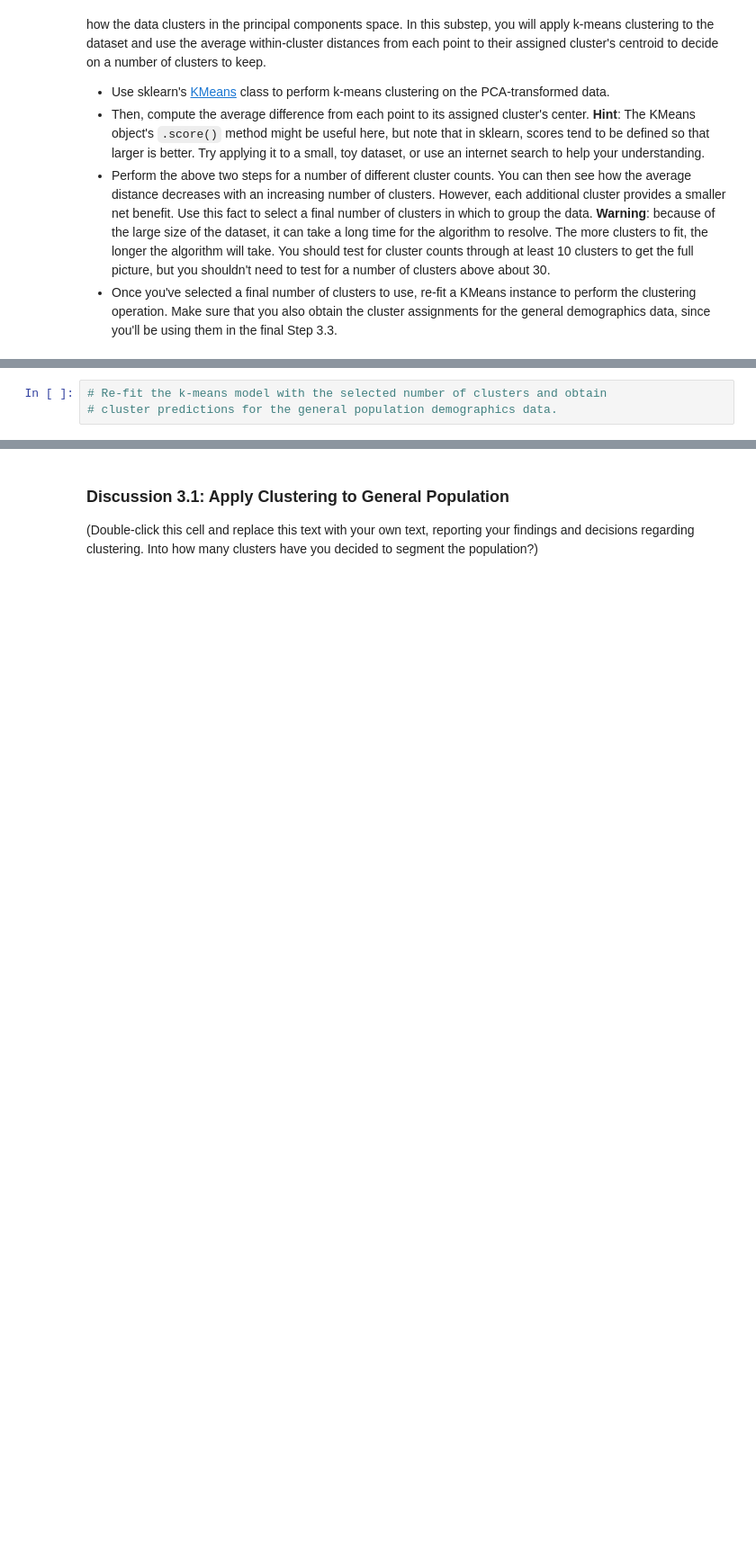
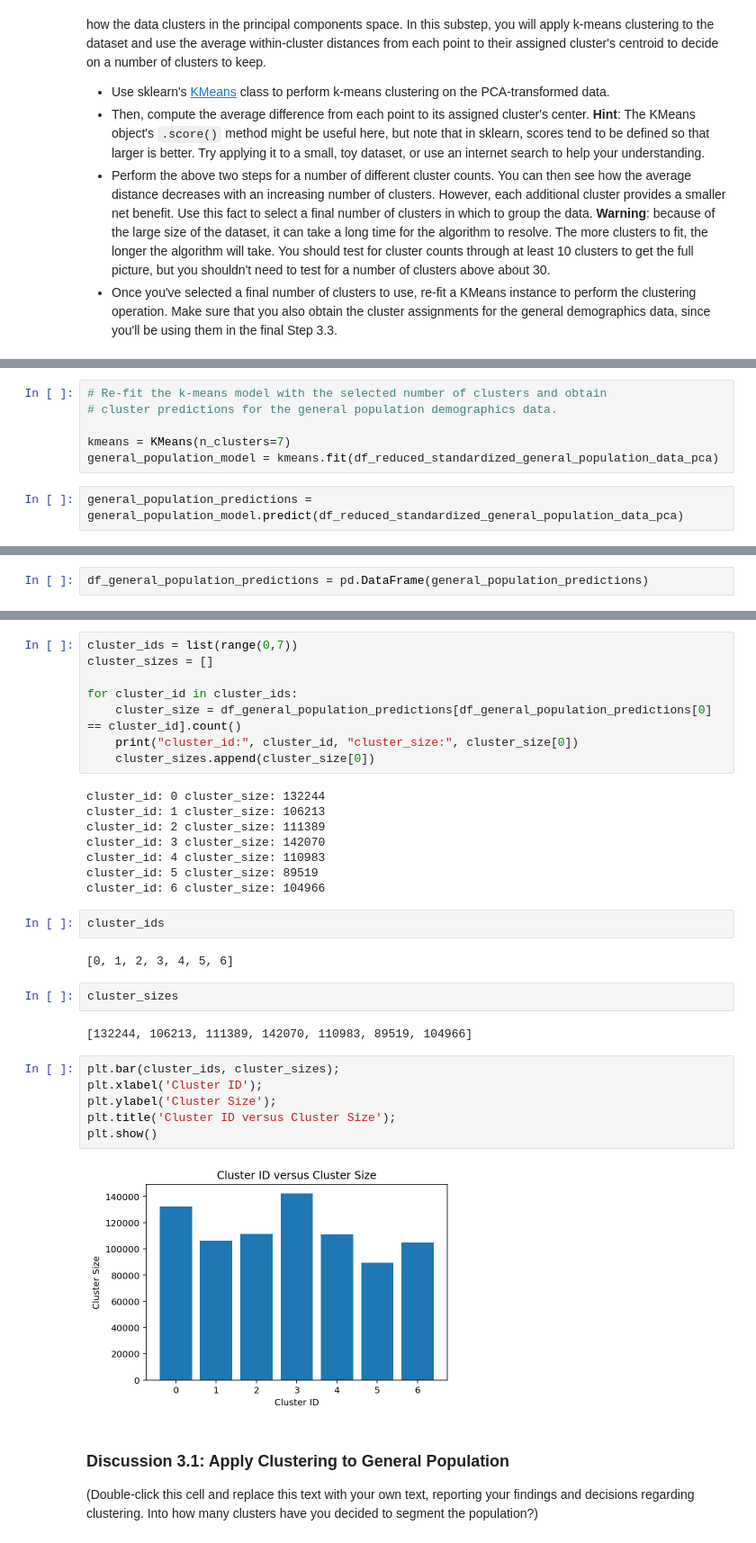
Before and after one commit to dguevar1/identify_customer_segments, a Jupyter notebook: Identify_Customer_Segments.ipynb, the cells around one changed output, grey strips where cells are left out. Shown at 90% size. Saved outputs shown, nothing was run; the diff lists cells and outputs as text; blank space fills up the shorter version.

```diff
--- a/Identify_Customer_Segments.ipynb
+++ b/Identify_Customer_Segments.ipynb
@@ -2686,3 +2722,8 @@ You've assessed and cleaned the demographics data, then scaled and transformed t
 # %%
 # Re-fit the k-means model with the selected number of clusters and obtain
 # cluster predictions for the general population demographics data.
+
+kmeans = KMeans(n_clusters=7)
+general_population_model = kmeans.fit(df_reduced_standardized_general_population_data_pca)
+# %%
+general_population_predictions = general_population_model.predict(df_reduced_standardized_general_population_data_pca)
@@ -2688,0 +2734,2 @@ You've assessed and cleaned the demographics data, then scaled and transformed t
+# %%
+df_general_population_predictions = pd.DataFrame(general_population_predictions)
@@ -2689,3 +2745,35 @@ You've assessed and cleaned the demographics data, then scaled and transformed t
+# %%
+cluster_ids = list(range(0,7))
+cluster_sizes = []
+
+for cluster_id in cluster_ids:
+    cluster_size = df_general_population_predictions[df_general_population_predictions[0] == cluster_id].count()
+    print("cluster_id:", cluster_id, "cluster_size:", cluster_size[0])
+    cluster_sizes.append(cluster_size[0])
+# %% [output]
+cluster_id: 0 cluster_size: 132244
+cluster_id: 1 cluster_size: 106213
+cluster_id: 2 cluster_size: 111389
+cluster_id: 3 cluster_size: 142070
+cluster_id: 4 cluster_size: 110983
+cluster_id: 5 cluster_size: 89519
+cluster_id: 6 cluster_size: 104966
+# %%
+cluster_ids
+# %% [output]
+[0, 1, 2, 3, 4, 5, 6]
+# %%
+cluster_sizes
+# %% [output]
+[132244, 106213, 111389, 142070, 110983, 89519, 104966]
+# %%
+plt.bar(cluster_ids, cluster_sizes);
+plt.xlabel('Cluster ID');
+plt.ylabel('Cluster Size');
+plt.title('Cluster ID versus Cluster Size');
+plt.show()
+# %% [output]
+[figure, added]
 # %% [markdown]
 ### Discussion 3.1: Apply Clustering to General Population
 
```
Also changed, not shown: parts of 6 cells of this notebook.
